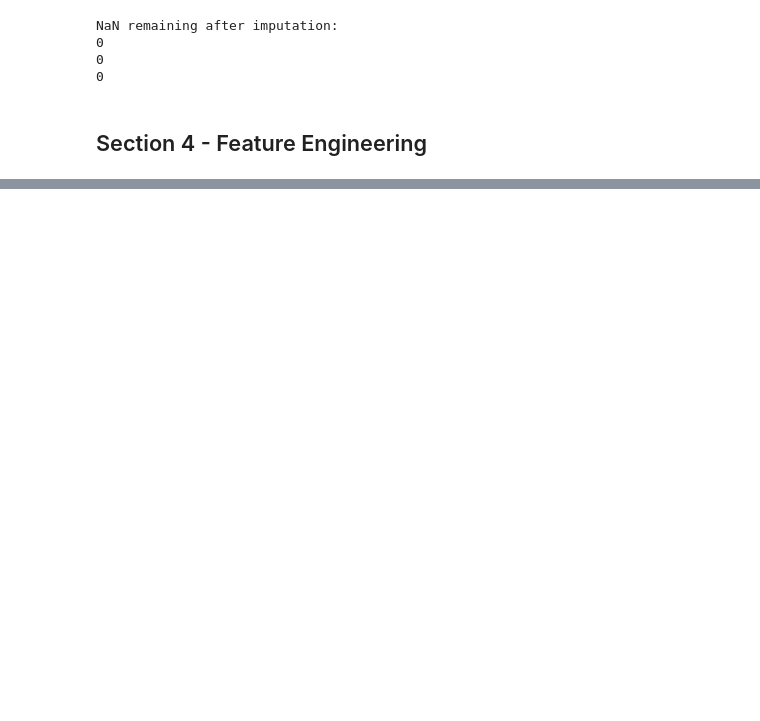
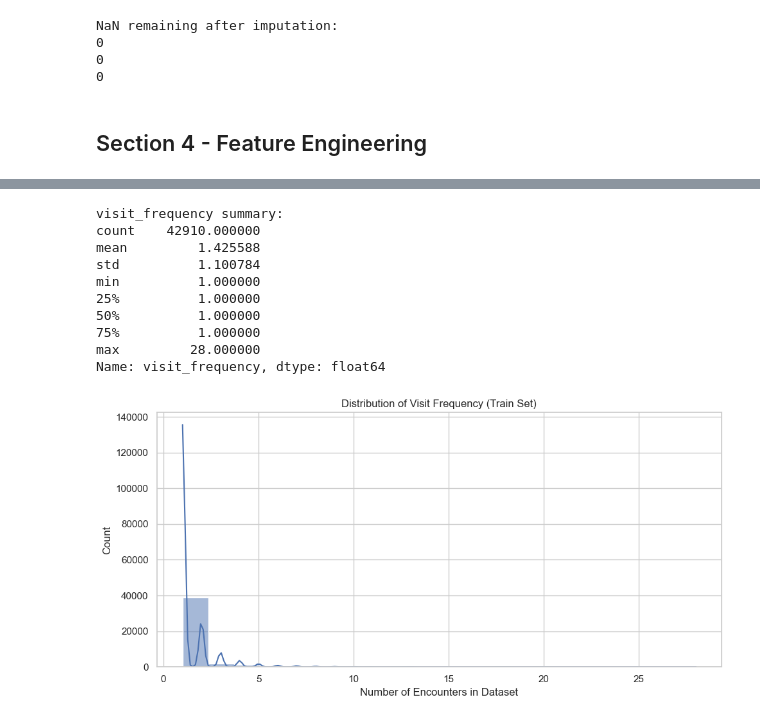
Before and after one commit to eliasLM-dev/Diabetes-readmission-ml-pipeline, a Jupyter notebook: notebooks/02_preprocessing_and_feature_engineering.ipynb, the cells around one changed output, grey strips where cells are left out. Cells and saved outputs as stored; diff of their text form; code cells hidden in the pictures; blank space fills up the shorter version.

Commit message:
Fixing the testing functions and completing the feature engineering

```diff
--- a/notebooks/02_preprocessing_and_feature_engineering.ipynb
+++ b/notebooks/02_preprocessing_and_feature_engineering.ipynb
@@ -89,0 +92,6 @@ importlib.reload(f)
+# %%
+# visit_frequency must be computed before dedup in clean_dataframe.
+# Captures how many encounters each patient has in the full dataset.
+# See Section 4 for full rationale and distribution analysis.
+visit_frequency = df_copy['patient_nbr'].value_counts()
+df_copy['visit_frequency'] = df_copy['patient_nbr'].map(visit_frequency)
@@ -133,10 +148,8 @@ Final shape: (71518, 46)
 # %% [markdown]
 ### 3.1 Performing the Split
 # %%
-from utils.functions import data_split
-
 # Splitting the cleaned DataFrame into training and testing sets
-X_train, X_val, X_test, y_train, y_val, y_test = data_split(df_clean, target_col='readmitted', random_state=42)
+X_train, X_val, X_test, y_train, y_val, y_test = f.data_split(df_clean, target_col='readmitted', random_state=42)
 # %% [output]
 Data split completed successfully.
 Shapes: Train 42910, Val 14304, Test 14304
@@ -240,14 +279,15 @@ plt.show()
 # %%
+# Note: only categorical columns have missing values at this stage.
+# most_frequent is appropriate here. If numerical NaNs appear in future,
+# revisit with a ColumnTransformer using median for numerical columns.
 from sklearn.impute import SimpleImputer
 
-cols = X_train.columns.tolist()
+imputer = SimpleImputer(strategy='most_frequent')
+imputer.fit(X_train[cat_cols])
 
-imputer = SimpleImputer(strategy='most_frequent')
-imputer.fit(X_train)
-
-X_train = pd.DataFrame(imputer.transform(X_train), columns=cols)
-X_val = pd.DataFrame(imputer.transform(X_val) , columns=cols)
-X_test = pd.DataFrame(imputer.transform(X_test) , columns=cols)
+X_train = f.apply_imputer(X_train, imputer, cat_cols, num_cols)
+X_val   = f.apply_imputer(X_val,   imputer, cat_cols, num_cols)
+X_test  = f.apply_imputer(X_test,  imputer, cat_cols, num_cols)
 
 print("NaN remaining after imputation:")
 print(X_train.isnull().sum().sum())
@@ -1202,0 +321,25 @@ Name: proportion, dtype: float64
+# %%
+# Verifying visit_frequency carried through cleaning and split correctly
+print('visit_frequency summary:')
+print(X_train['visit_frequency'].describe())
+
+# Plotting distribution
+plt.figure(figsize=(10, 5))
+sns.histplot(X_train['visit_frequency'], bins=20, kde=True)
+plt.title('Distribution of Visit Frequency (Train Set)')
+plt.xlabel('Number of Encounters in Dataset')
+plt.ylabel('Count')
+plt.tight_layout()
+plt.show()
+# %% [output]
+visit_frequency summary:
+count    42910.000000
+mean         1.425588
+std          1.100784
+min          1.000000
+25%          1.000000
+50%          1.000000
+75%          1.000000
+max         28.000000
+Name: visit_frequency, dtype: float64
+[figure, added]
```
Also changed, not shown: parts of 98 cells of this notebook, 2 other files.
